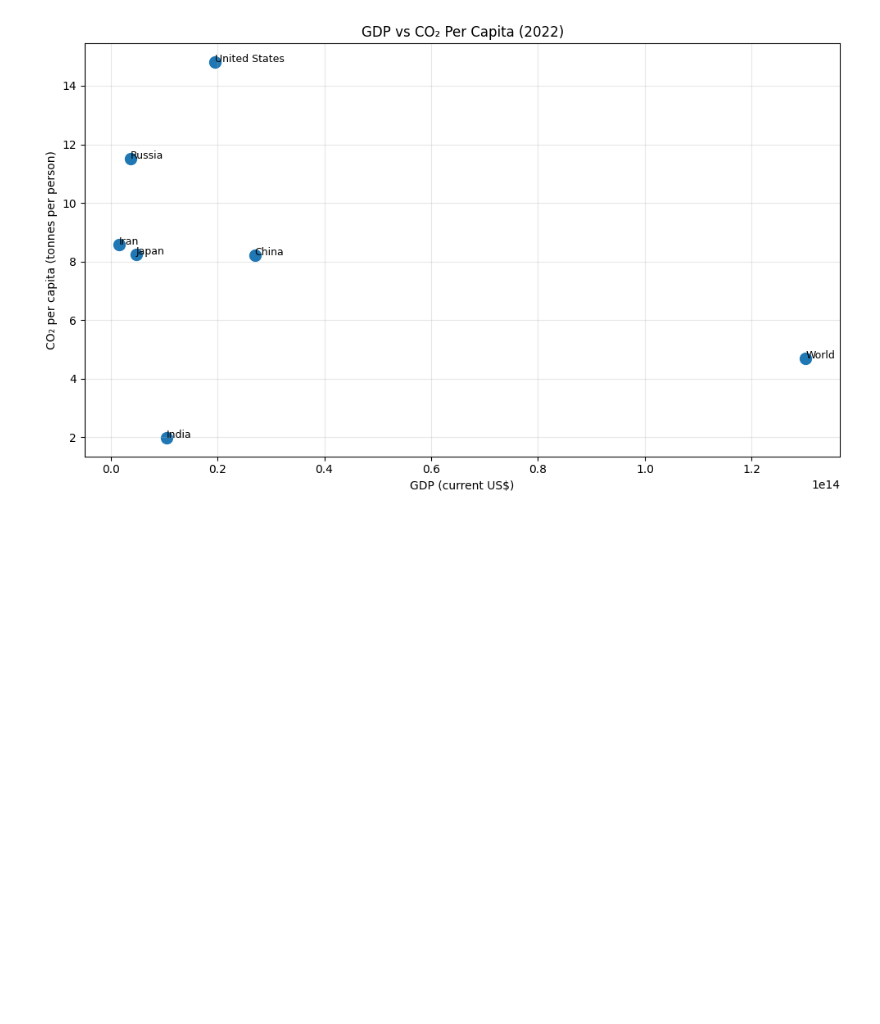
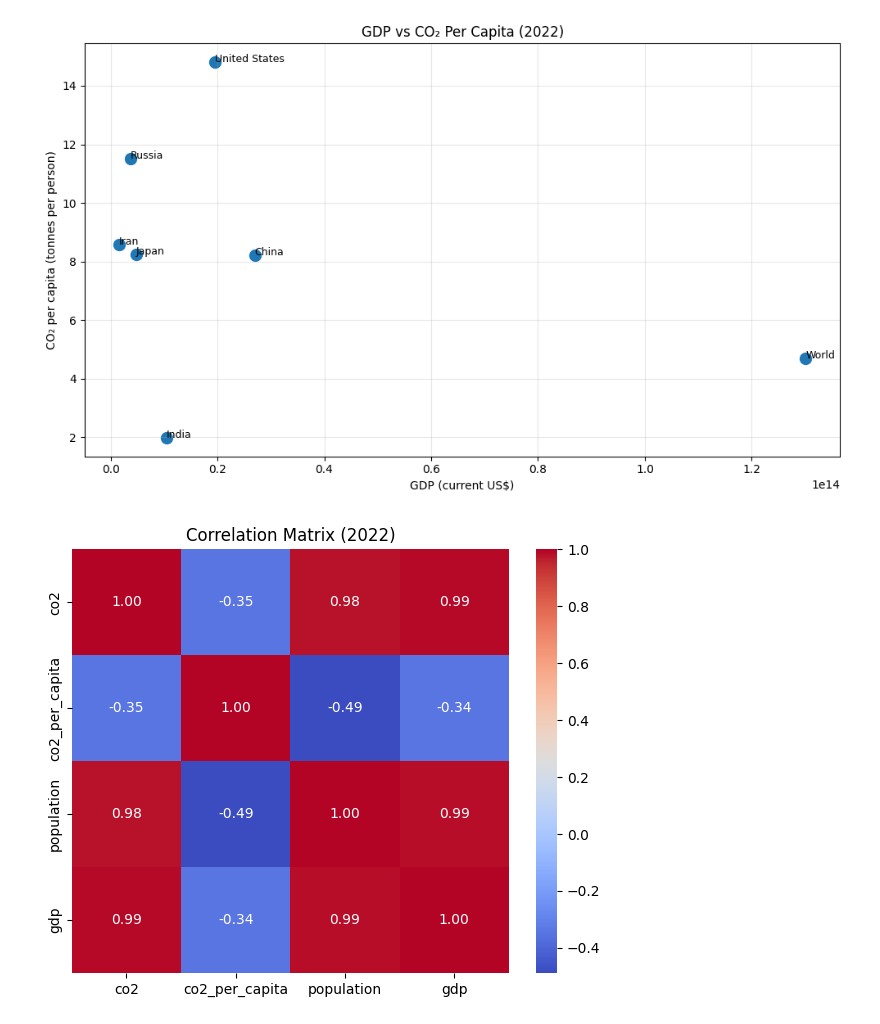
Before and after one commit to aminsaberi52/global-co2-emissions-analysis, a Jupyter notebook: co2_emissions_analysis_1960_2022.ipynb, the cells around one changed output. Saved outputs shown, nothing was run; the diff lists cells and outputs as text; code cells hidden in the pictures; blank space fills up the shorter version.

Commit message:
Computed and visualized correlation matrix for key CO₂ indicators

```diff
--- a/co2_emissions_analysis_1960_2022.ipynb
+++ b/co2_emissions_analysis_1960_2022.ipynb
@@ -203,3 +203,17 @@ ax.grid(True, alpha=0.3)
 save_and_show(fig, "fig4_scatter_gdp_vs_co2_per_capita.png")
 # %% [output]
 [figure]
+# %%
+# Correlation heatmap using values from the latest year
+df_corr = df[df["year"] == latest_year][["co2", "co2_per_capita", "population", "gdp"]].dropna()
+
+corr = df_corr.corr()
+
+fig, ax = plt.subplots(figsize=(6, 5))
+sns.heatmap(corr, annot=True, fmt=".2f", cmap="coolwarm", ax=ax)
+
+ax.set_title(f"Correlation Matrix ({latest_year})")
+
+save_and_show(fig, "fig5_correlation_heatmap.png")
+# %% [output]
+[figure, added]
```
